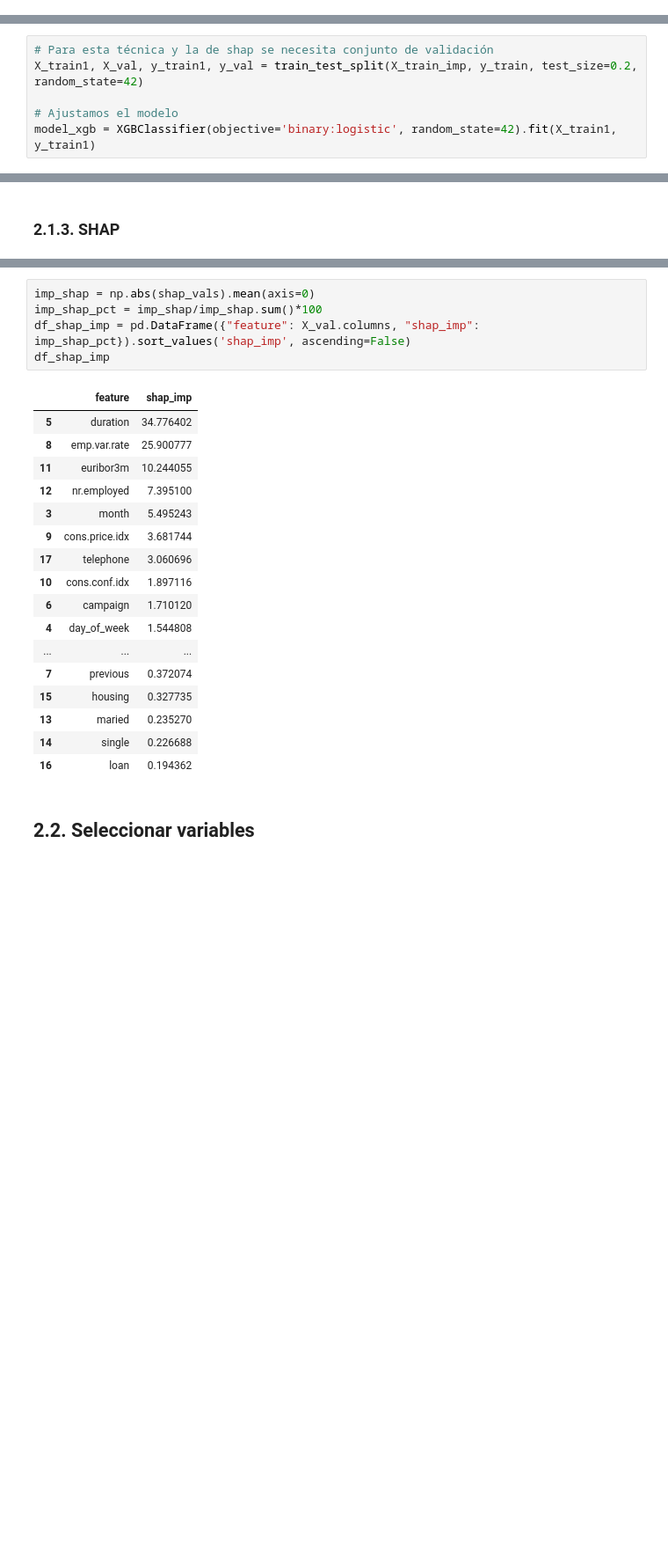
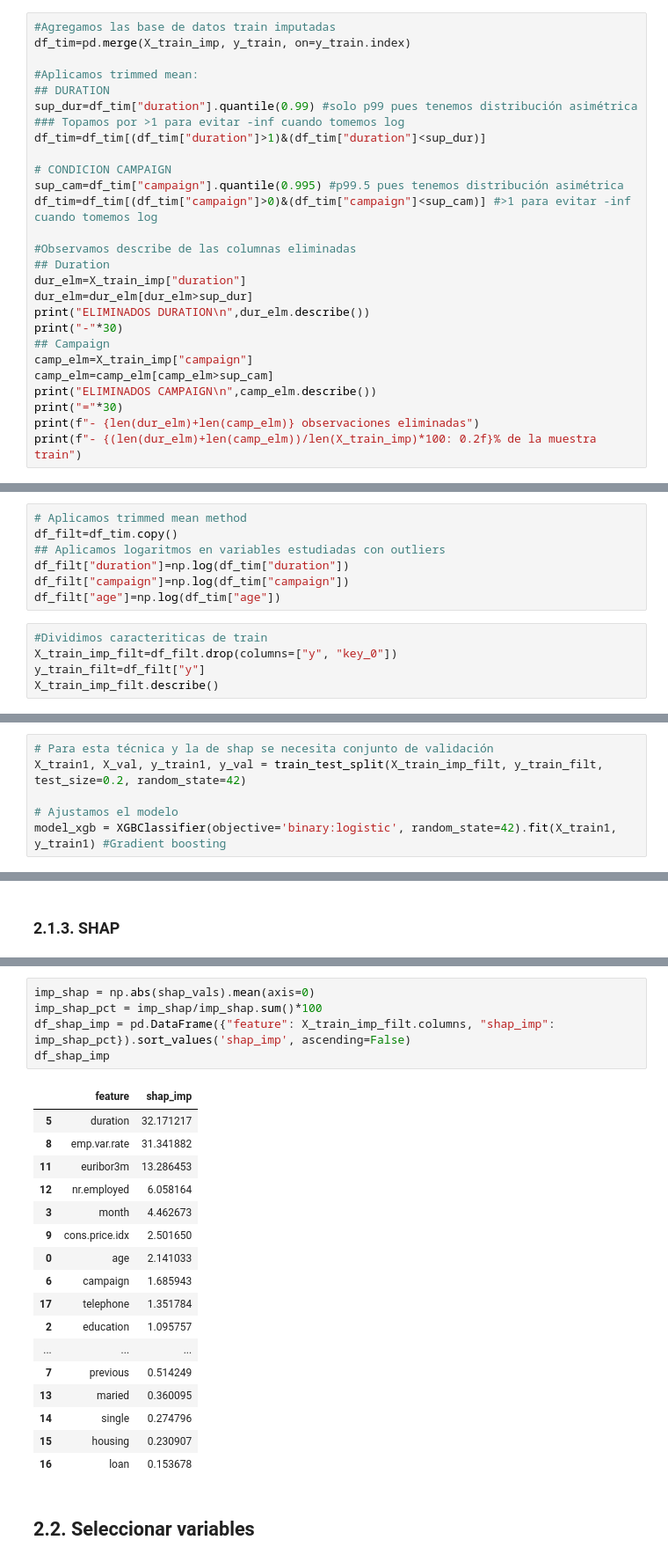
Before and after one commit to jjimvar/intro-ml, a Jupyter notebook: src/01-logistic-regression.ipynb, the cells around one changed output, grey strips where cells are left out. Shown at 88% size. Saved outputs shown, nothing was run; the diff lists cells and outputs as text; blank space fills up the shorter version.

```diff
--- a/src/01-logistic-regression.ipynb
+++ b/src/01-logistic-regression.ipynb
@@ -925,0 +968,27 @@ Name: proportion, dtype: float64
+# %%
+#Agregamos las base de datos train imputadas
+df_tim=pd.merge(X_train_imp, y_train, on=y_train.index)
+
+#Aplicamos trimmed mean:
+## DURATION
+sup_dur=df_tim["duration"].quantile(0.99) #solo p99 pues tenemos distribución asimétrica
+### Topamos por >1 para evitar -inf cuando tomemos log
+df_tim=df_tim[(df_tim["duration"]>1)&(df_tim["duration"]<sup_dur)]
+
+# CONDICION CAMPAIGN
+sup_cam=df_tim["campaign"].quantile(0.995) #p99.5 pues tenemos distribución asimétrica
+df_tim=df_tim[(df_tim["campaign"]>0)&(df_tim["campaign"]<sup_cam)] #>1 para evitar -inf cuando tomemos log
+
+#Observamos describe de las columnas eliminadas
+## Duration
+dur_elm=X_train_imp["duration"]
+dur_elm=dur_elm[dur_elm>sup_dur]
+print("ELIMINADOS DURATION\n",dur_elm.describe())
+print("-"*30)
+## Campaign
+camp_elm=X_train_imp["campaign"]
+camp_elm=camp_elm[camp_elm>sup_cam]
+print("ELIMINADOS CAMPAIGN\n",camp_elm.describe())
+print("="*30)
+print(f"- {len(dur_elm)+len(camp_elm)} observaciones eliminadas")
+print(f"- {(len(dur_elm)+len(camp_elm))/len(X_train_imp)*100: 0.2f}% de la muestra train")
@@ -925,0 +1034,12 @@ Name: proportion, dtype: float64
+# %%
+# Aplicamos trimmed mean method
+df_filt=df_tim.copy()
+## Aplicamos logaritmos en variables estudiadas con outliers
+df_filt["duration"]=np.log(df_tim["duration"])
+df_filt["campaign"]=np.log(df_tim["campaign"])
+df_filt["age"]=np.log(df_tim["age"])
+# %%
+#Dividimos caracteriticas de train
+X_train_imp_filt=df_filt.drop(columns=["y", "key_0"])
+y_train_filt=df_filt["y"]
+X_train_imp_filt.describe()
@@ -967,8 +1102,8 @@ df_rf_imp
 ### 2.1.2. Shuffle Importance
 # %%
 # Para esta técnica y la de shap se necesita conjunto de validación
-X_train1, X_val, y_train1, y_val = train_test_split(X_train_imp, y_train, test_size=0.2, random_state=42)
+X_train1, X_val, y_train1, y_val = train_test_split(X_train_imp_filt, y_train_filt, test_size=0.2, random_state=42)
 
 # Ajustamos el modelo
-model_xgb = XGBClassifier(objective='binary:logistic', random_state=42).fit(X_train1, y_train1)
+model_xgb = XGBClassifier(objective='binary:logistic', random_state=42).fit(X_train1, y_train1) #Gradient boosting
 # %%
@@ -1006,26 +1141,26 @@ shap_vals = explainer(X_val).values
 # %%
 imp_shap = np.abs(shap_vals).mean(axis=0)
 imp_shap_pct = imp_shap/imp_shap.sum()*100
-df_shap_imp = pd.DataFrame({"feature": X_val.columns, "shap_imp": imp_shap_pct}).sort_values('shap_imp', ascending=False)
+df_shap_imp = pd.DataFrame({"feature": X_train_imp_filt.columns, "shap_imp": imp_shap_pct}).sort_values('shap_imp', ascending=False)
 df_shap_imp
 # %% [output]
 |  | feature | shap_imp |
-| 5 | duration | 34.776402 |
-| 8 | emp.var.rate | 25.900777 |
-| 11 | euribor3m | 10.244055 |
-| 12 | nr.employed | 7.395100 |
-| 3 | month | 5.495243 |
-| 9 | cons.price.idx | 3.681744 |
-| 17 | telephone | 3.060696 |
-| 10 | cons.conf.idx | 1.897116 |
-| 6 | campaign | 1.710120 |
-| 4 | day_of_week | 1.544808 |
+| 5 | duration | 32.171217 |
+| 8 | emp.var.rate | 31.341882 |
+| 11 | euribor3m | 13.286453 |
+| 12 | nr.employed | 6.058164 |
+| 3 | month | 4.462673 |
+| 9 | cons.price.idx | 2.501650 |
+| 0 | age | 2.141033 |
+| 6 | campaign | 1.685943 |
+| 17 | telephone | 1.351784 |
+| 2 | education | 1.095757 |
 | ... | ... | ... |
-| 7 | previous | 0.372074 |
-| 15 | housing | 0.327735 |
-| 13 | maried | 0.235270 |
-| 14 | single | 0.226688 |
-| 16 | loan | 0.194362 |
+| 7 | previous | 0.514249 |
+| 13 | maried | 0.360095 |
+| 14 | single | 0.274796 |
+| 15 | housing | 0.230907 |
+| 16 | loan | 0.153678 |
 # %% [markdown]
 ## 2.2. Seleccionar variables
 # %%
```
Also changed, not shown: parts of 53 cells of this notebook, 7 other files.
